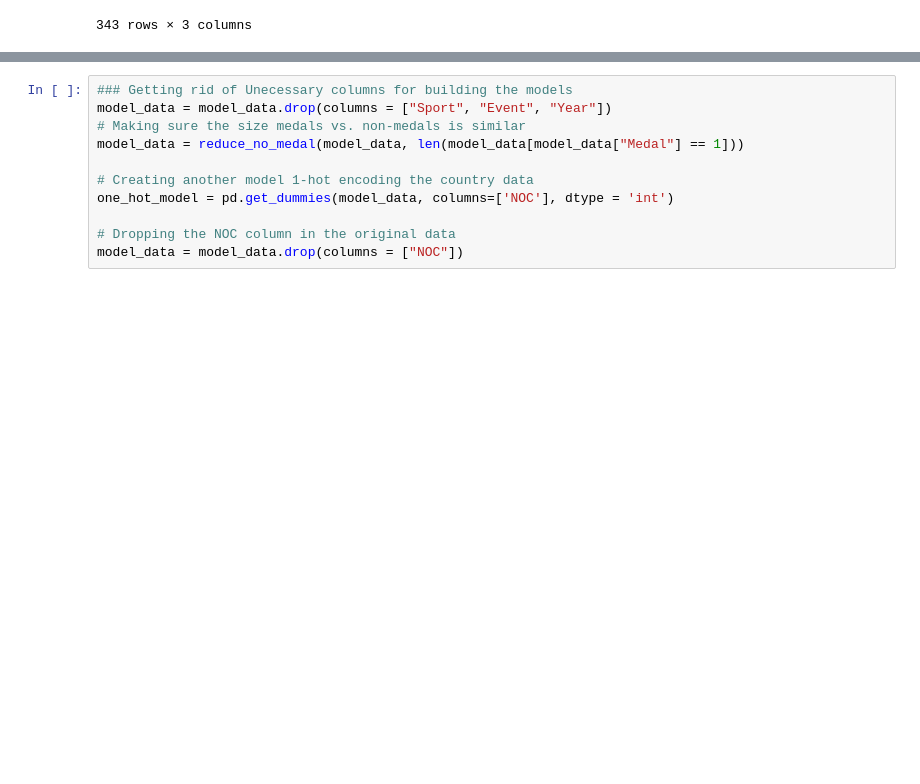
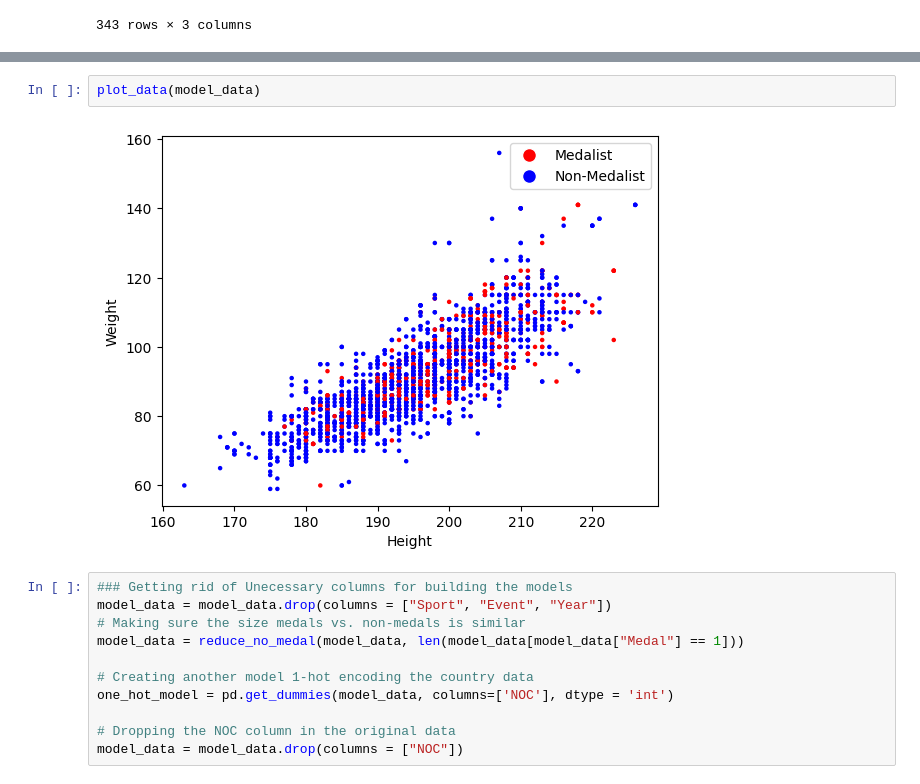
Before and after one commit to arnavsingh0/Olympics, a Jupyter notebook: clean_final.ipynb, the cells around one changed output, grey strips where cells are left out. Cells and saved outputs as stored; diff of their text form; blank space fills up the shorter version.

```diff
--- a/clean_final.ipynb
+++ b/clean_final.ipynb
@@ -210,3 +227,7 @@ VBox(children=(Button(description="Basketball Men's Basketball", style=ButtonSty
+# %%
+plot_data(model_data)
+# %% [output]
+[figure, added]
 # %%
 ### Getting rid of Unecessary columns for building the models
 model_data = model_data.drop(columns = ["Sport", "Event", "Year"])
```
Also changed, not shown: parts of 10 cells of this notebook.
